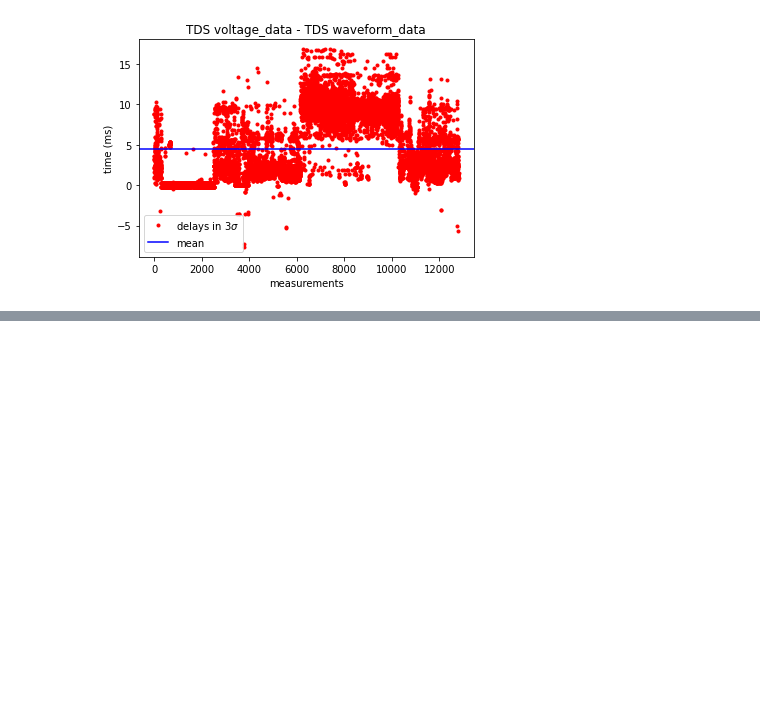
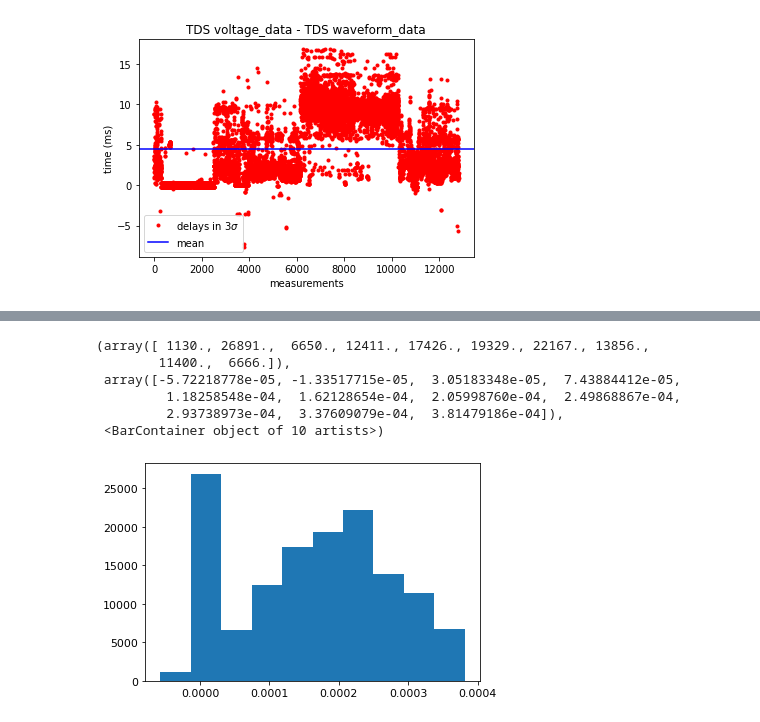
Before and after one commit to formanet415/tds-lfr_calibration, a Jupyter notebook: UPF_test2.ipynb, the cells around one changed output, grey strips where cells are left out. Saved outputs shown, nothing was run; the diff lists cells and outputs as text; code cells hidden in the pictures; blank space fills up the shorter version.

```diff
--- a/UPF_test2.ipynb
+++ b/UPF_test2.ipynb
@@ -577,0 +583,10 @@ binom(10,10,9.5e-2)
+# %%
+plt.hist(twosigma)
+# %% [output]
+(array([ 1130., 26891.,  6650., 12411., 17426., 19329., 22167., 13856.,
+        11400.,  6666.]),
+ array([-5.72218778e-05, -1.33517715e-05,  3.05183348e-05,  7.43884412e-05,
+         1.18258548e-04,  1.62128654e-04,  2.05998760e-04,  2.49868867e-04,
+         2.93738973e-04,  3.37609079e-04,  3.81479186e-04]),
+ <BarContainer object of 10 artists>)
+[figure, added]
```
Also changed, not shown: parts of 39 cells of this notebook, 8 other files.
